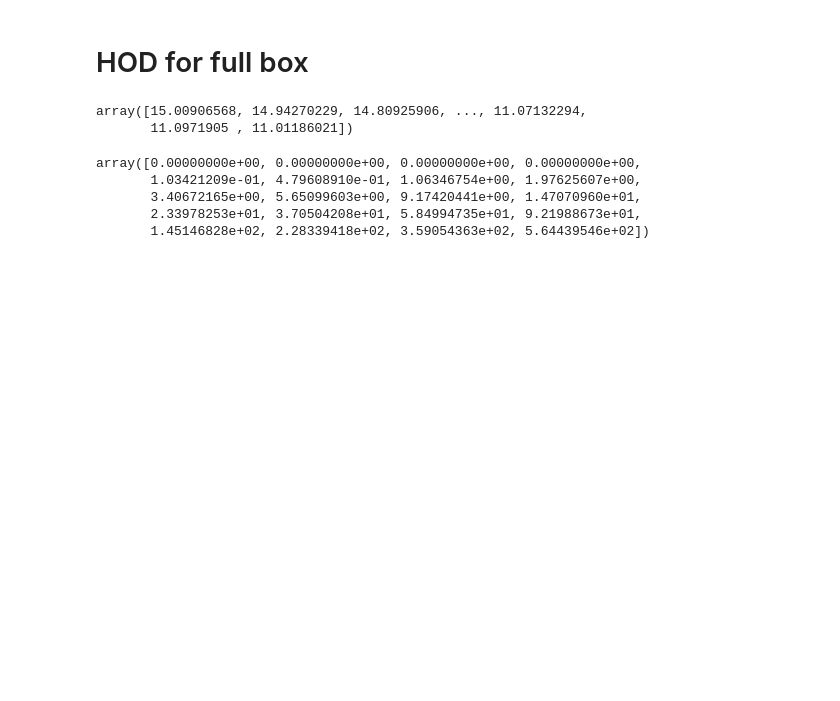
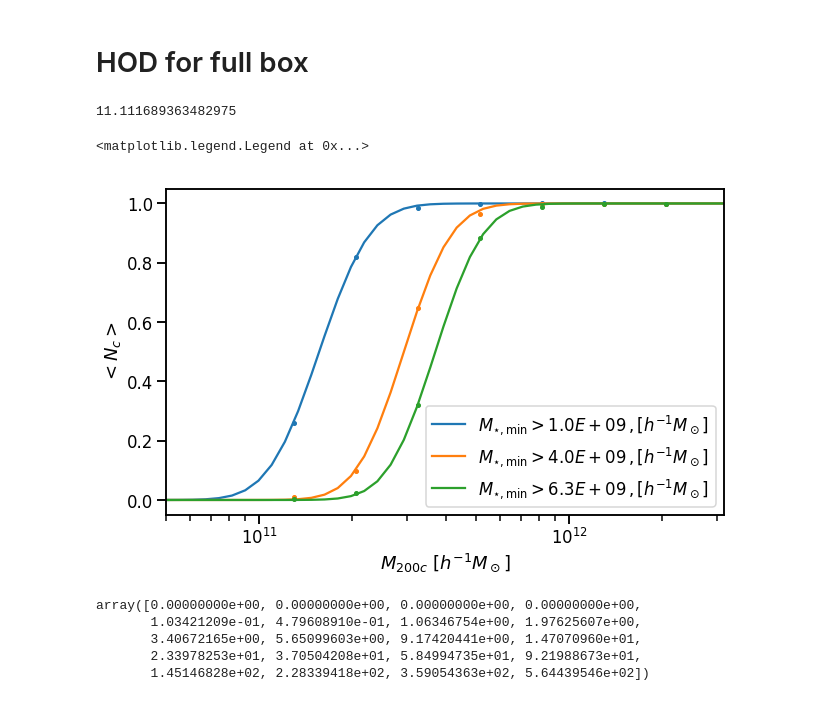
Before and after one commit to florpi/GaHaCo, a Jupyter notebook: notebooks/hod_analysis.ipynb, the cells around one changed output. Saved outputs shown, nothing was run; the diff lists cells and outputs as text; code cells hidden in the pictures; blank space fills up the shorter version.

```diff
--- a/notebooks/hod_analysis.ipynb
+++ b/notebooks/hod_analysis.ipynb
@@ -19,21 +23,53 @@ from halotools.empirical_models import TrivialPhaseSpace, NFWPhaseSpace, HodMode
 # %%
-output_file = 'merged_dataframe.h5'
-data_path = '/cosma7/data/dp004/dc-cues1/tng_dataframes/'
-hdf5_filename = data_path + output_file
 
+df = pd.read_hdf('/cosma7/data/dp004/dc-cues1/tng_dataframes/merged_dataframe_300.h5')
 #train, test, test_pos_hydro = get_data(hdf5_filename, 'dark_or_light')
 # %% [markdown]
 # HOD for full box
-# %%
-df = pd.read_hdf(hdf5_filename, key="df", mode="r")
-# %%
-df.M200c.values
-# %% [output]
-array([15.00906568, 14.94270229, 14.80925906, ..., 11.07132294,
-       11.0971905 , 11.01186021])
 # %%
-halo_occ = hod.HOD(df.M200c.values, df.N_gals.values,
-                  satellites=True)
+halo_occ = hod.HOD(df.M200_DMO.values, N_gals,
+                  satellites=False)
+# %%
+np.log10(np.min(halo_occ.mass_c))
+# %% [output]
+11.111689363482975
+# %%
+xvalues = np.logspace(10.7,
+                      np.log10(np.max(halo_occ.mass_c)),
+                      100
+                     )
+# %%
+fig = plt.figure(figsize=(10,6))
+ax = plt.axes()
+stellar_mass_thresholds = [9.,9.6,9.8]
+for threshold in stellar_mass_thresholds:
+    N_gals = df.M_stars_central > 10**threshold
+    halo_occ = hod.HOD(df.M200_DMO.values, N_gals,
+                  satellites=False)
+    p = ax.plot(halo_occ.mass_c, halo_occ.measured_n_central,
+           linestyle = '', marker = 'o', markersize = 4,
+           #color = 'blue',
+               )
+
+    color = p[0].get_color()
+
+    ax.plot(xvalues,
+            halo_occ.mean_occupation_centrals( xvalues,
+                            **halo_occ.hod_parameters_centrals),
+           color= color,
+            label = f'$M_{{\star, \mathrm{{min}}}} > {10**threshold:.1E} \\,, [h^{{-1}}M_\odot]$',
+            )
+
+ax.set_xscale("log")
+#ax.set_yscale("log")
+
+ax.set_ylabel('$<N_c>$')
+ax.set_xlabel(r'$M_{200c}$ $[h^{-1}M_\odot]$')
+ax.set_xlim(10**(10.7), 10**12.5)
+plt.legend()
+# %% [output]
+<matplotlib.legend.Legend at 0x...>
+[figure, added]
 # %%
 halo_occ.mean_n_satellites
 # %% [output]
```
Also changed, not shown: parts of 2 cells of this notebook, 5 other files.
